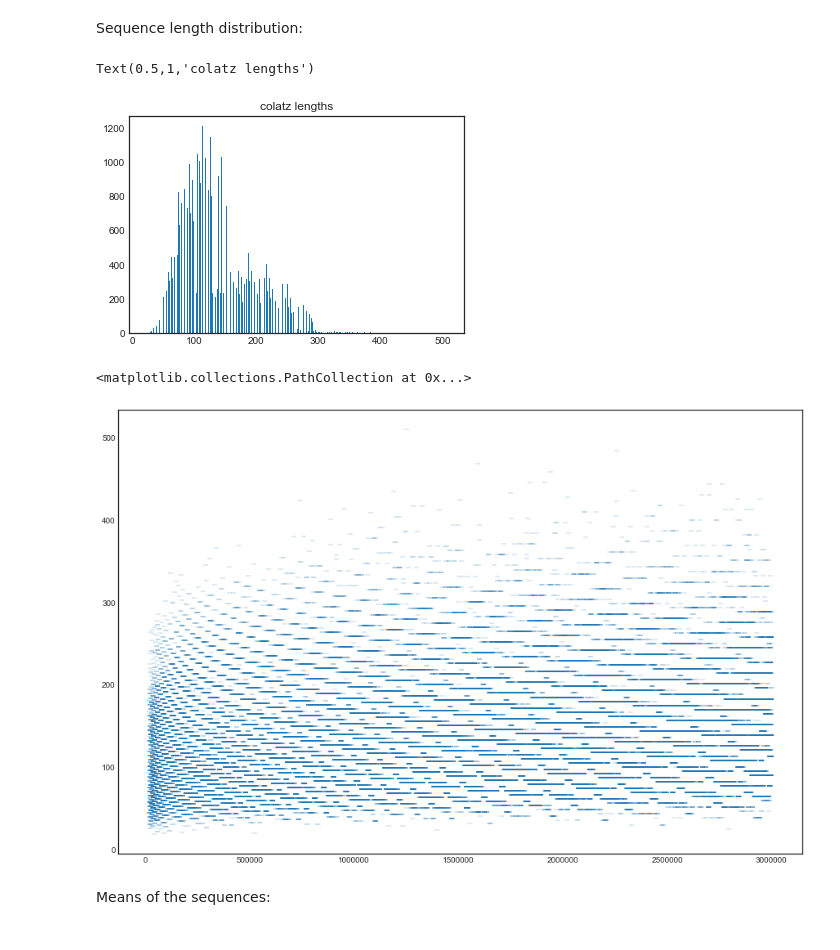
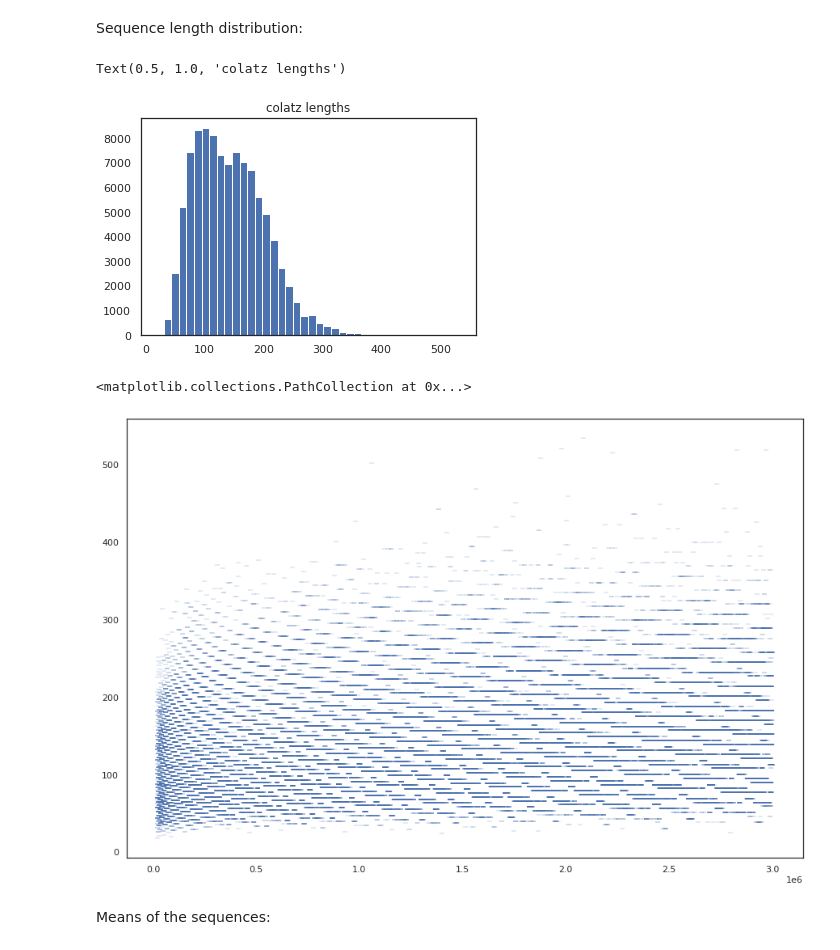
Before and after one commit to BielStela/Curs_UB, a Jupyter notebook: dia_2/exemples/Collatz_conjecture.ipynb, the cells around one changed output. Saved outputs shown, nothing was run; the diff lists cells and outputs as text; code cells hidden in the pictures.

```diff
--- a/dia_2/exemples/Collatz_conjecture.ipynb
+++ b/dia_2/exemples/Collatz_conjecture.ipynb
@@ -25,11 +25,10 @@ Now form a sequence by performing this operation repeatedly, beginning with any
 import numpy as np
 
 import matplotlib.pyplot as plt
-import networkx as nx
+# import networkx as nx
 import seaborn as sns
 
-sns.set_style('white')
-%matplotlib inline
+sns.set(style='white')
 # %%
 def is_odd(num):
     return num % 2 != 0
@@ -61,17 +60,17 @@ lengs = [len(x) for x in lst_coll]
 # %% [markdown]
 Sequence length distribution:
 # %%
-plt.hist(lengs, bins= 1000)
+plt.hist(lengs, bins=40)
 plt.title('colatz lengths')
 # %% [output]
-Text(0.5,1,'colatz lengths')
+Text(0.5, 1.0, 'colatz lengths')
-[figure, old version]
+[figure, new version]
 # %%
 plt.figure(figsize=(15, 10))
 plt.scatter(numbers, lengs, marker='_', c='C0', alpha = 0.2)
 # %% [output]
 <matplotlib.collections.PathCollection at 0x...>
-[figure, old version]
+[figure, new version]
 # %% [markdown]
 Means of the sequences:
 # %%
```
Also changed, not shown: parts of 4 cells of this notebook, 2 other files.
